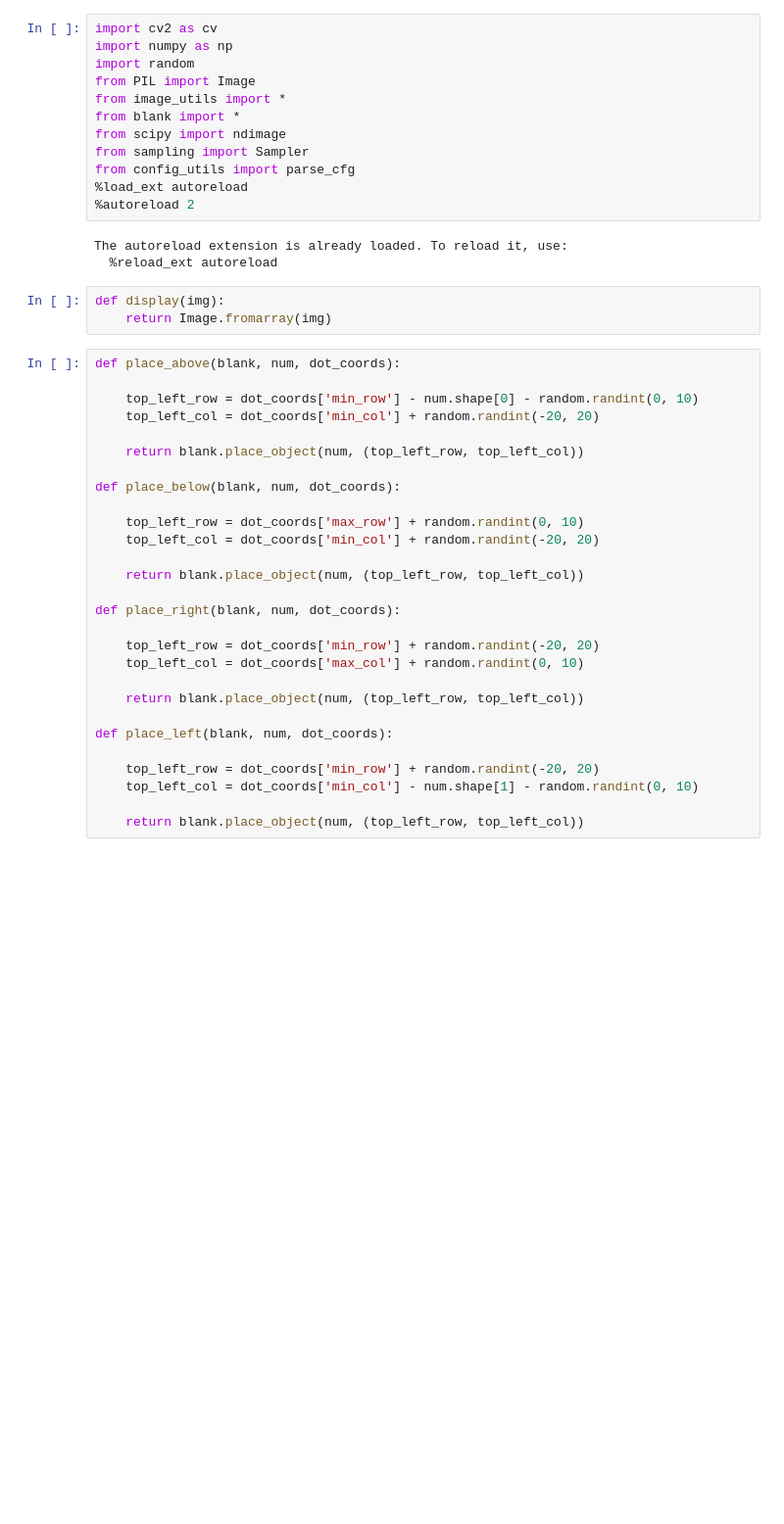
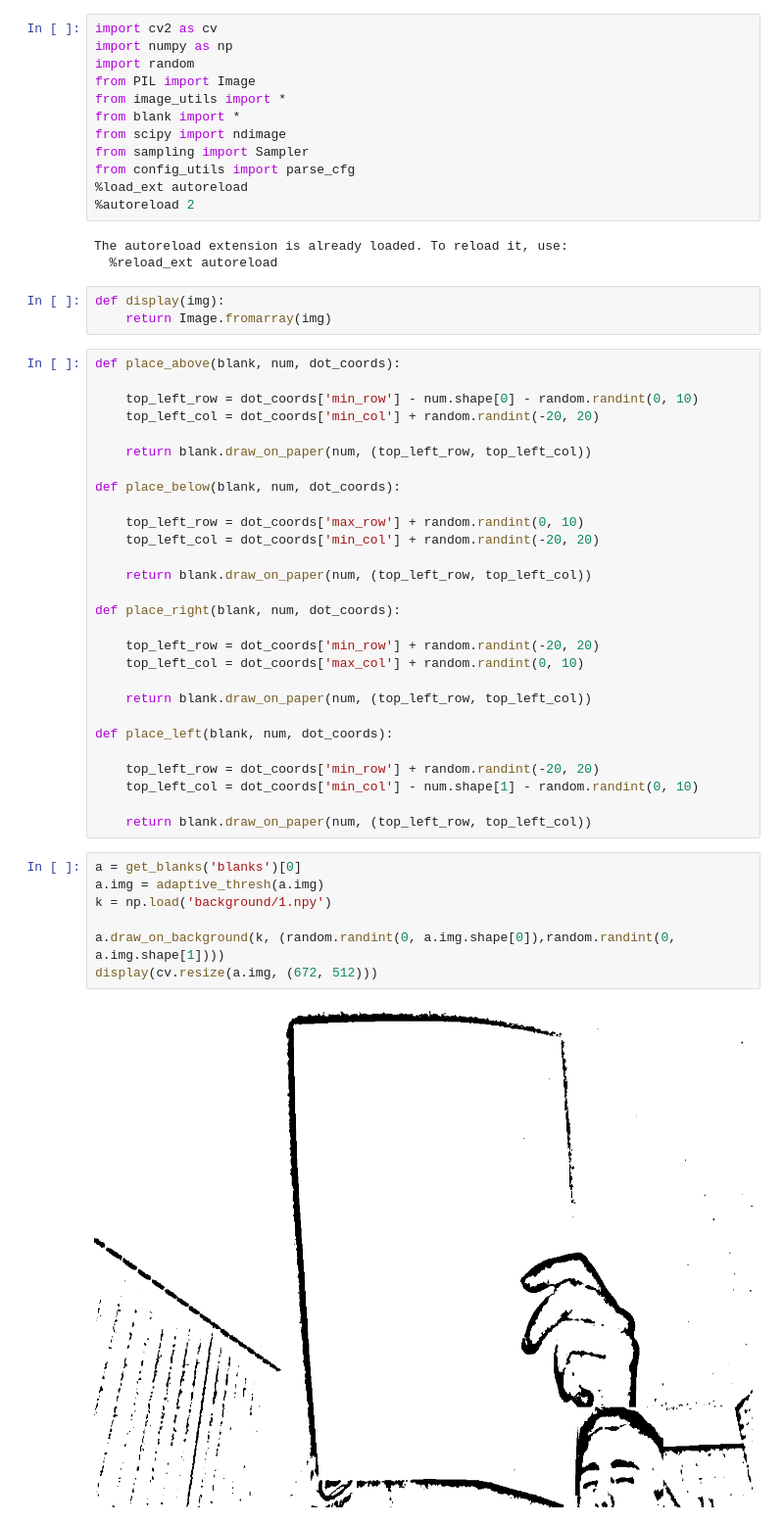
Before and after one commit to sryeturu/connect-the-dots, a Jupyter notebook: testing_notebook.ipynb, the cells around one changed output. Shown at 98% size. Saved outputs shown, nothing was run; the diff lists cells and outputs as text; blank space fills up the shorter version.

```diff
--- a/testing_notebook.ipynb
+++ b/testing_notebook.ipynb
@@ -22,28 +22,37 @@ def place_above(blank, num, dot_coords):
     top_left_row = dot_coords['min_row'] - num.shape[0] - random.randint(0, 10)
     top_left_col = dot_coords['min_col'] + random.randint(-20, 20)
 
-    return blank.place_object(num, (top_left_row, top_left_col))
+    return blank.draw_on_paper(num, (top_left_row, top_left_col))
 
 def place_below(blank, num, dot_coords):
 
     top_left_row = dot_coords['max_row'] + random.randint(0, 10)
     top_left_col = dot_coords['min_col'] + random.randint(-20, 20)
 
-    return blank.place_object(num, (top_left_row, top_left_col))
+    return blank.draw_on_paper(num, (top_left_row, top_left_col))
 
 def place_right(blank, num, dot_coords):
 
     top_left_row = dot_coords['min_row'] + random.randint(-20, 20)
     top_left_col = dot_coords['max_col'] + random.randint(0, 10)
 
-    return blank.place_object(num, (top_left_row, top_left_col))
+    return blank.draw_on_paper(num, (top_left_row, top_left_col))
 
 def place_left(blank, num, dot_coords):
 
     top_left_row = dot_coords['min_row'] + random.randint(-20, 20)
     top_left_col = dot_coords['min_col'] - num.shape[1] - random.randint(0, 10)
 
-    return blank.place_object(num, (top_left_row, top_left_col))
+    return blank.draw_on_paper(num, (top_left_row, top_left_col))
+# %%
+a = get_blanks('blanks')[0]
+a.img = adaptive_thresh(a.img)
+k = np.load('background/1.npy')
+
+a.draw_on_background(k, (random.randint(0, a.img.shape[0]),random.randint(0, a.img.shape[1])))
+display(cv.resize(a.img, (672, 512)))
+# %% [output]
+[figure, added]
 # %%
 blanks = get_blanks('blanks')
 blank_sampler = Sampler(blanks)
```
Also changed, not shown: parts of 2 cells of this notebook, 7 other files.
